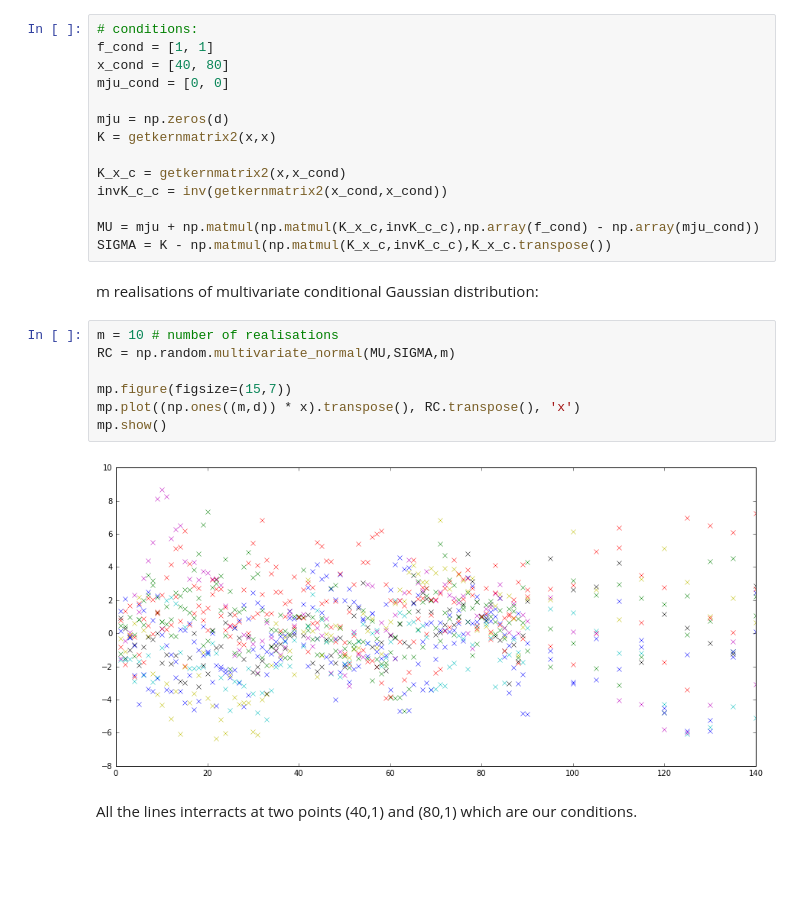
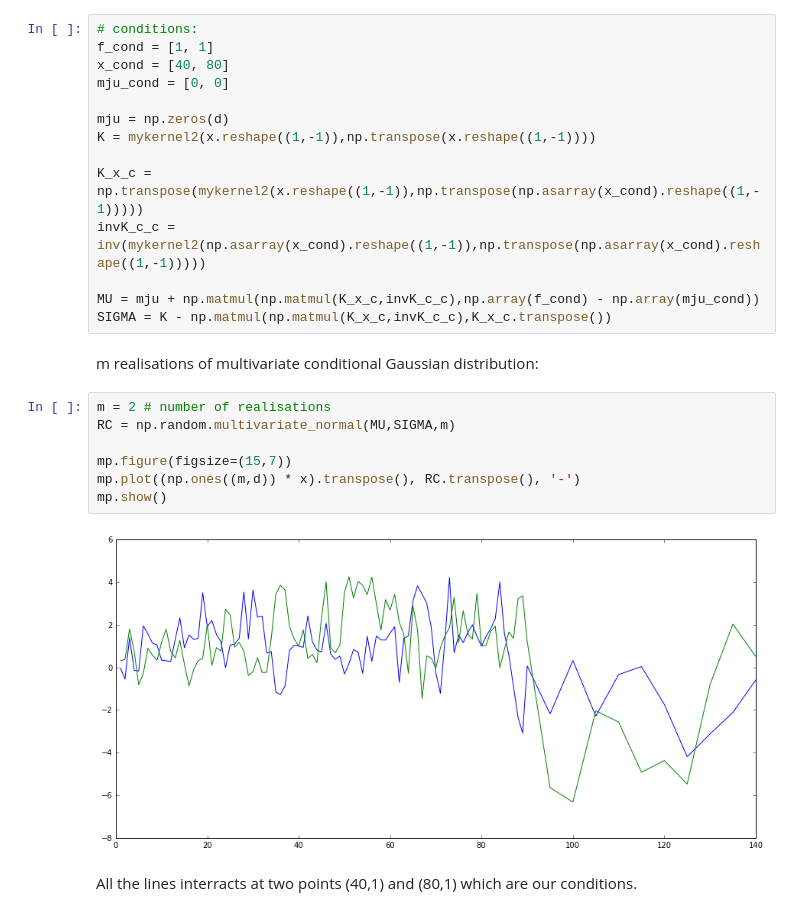
Before and after one commit to koptelovmax/gaussianprocess, a Jupyter notebook: Python/Multivariate_Gaussian.ipynb, the cells around one changed output. Cells and saved outputs as stored; diff of their text form; blank space fills up the shorter version.

```diff
--- a/Python/Multivariate_Gaussian.ipynb
+++ b/Python/Multivariate_Gaussian.ipynb
@@ -237,24 +228,24 @@ x_cond = [40, 80]
 mju_cond = [0, 0]
 
 mju = np.zeros(d)
-K = getkernmatrix2(x,x)
+K = mykernel2(x.reshape((1,-1)),np.transpose(x.reshape((1,-1))))
 
-K_x_c = getkernmatrix2(x,x_cond)
-invK_c_c = inv(getkernmatrix2(x_cond,x_cond))
+K_x_c = np.transpose(mykernel2(x.reshape((1,-1)),np.transpose(np.asarray(x_cond).reshape((1,-1)))))
+invK_c_c = inv(mykernel2(np.asarray(x_cond).reshape((1,-1)),np.transpose(np.asarray(x_cond).reshape((1,-1)))))
 
 MU = mju + np.matmul(np.matmul(K_x_c,invK_c_c),np.array(f_cond) - np.array(mju_cond))
 SIGMA = K - np.matmul(np.matmul(K_x_c,invK_c_c),K_x_c.transpose())
 # %% [markdown]
 m realisations of multivariate conditional Gaussian distribution:
 # %%
-m = 10 # number of realisations
+m = 2 # number of realisations
 RC = np.random.multivariate_normal(MU,SIGMA,m)
 
 mp.figure(figsize=(15,7))
-mp.plot((np.ones((m,d)) * x).transpose(), RC.transpose(), 'x')
+mp.plot((np.ones((m,d)) * x).transpose(), RC.transpose(), '-')
 mp.show()
 # %% [output]
-[figure, old version]
+[figure, new version]
 # %% [markdown]
 All the lines interracts at two points (40,1) and (80,1) which are our conditions.
 # %% [markdown]
```
Also changed, not shown: parts of 24 cells of this notebook, 6 other files.
